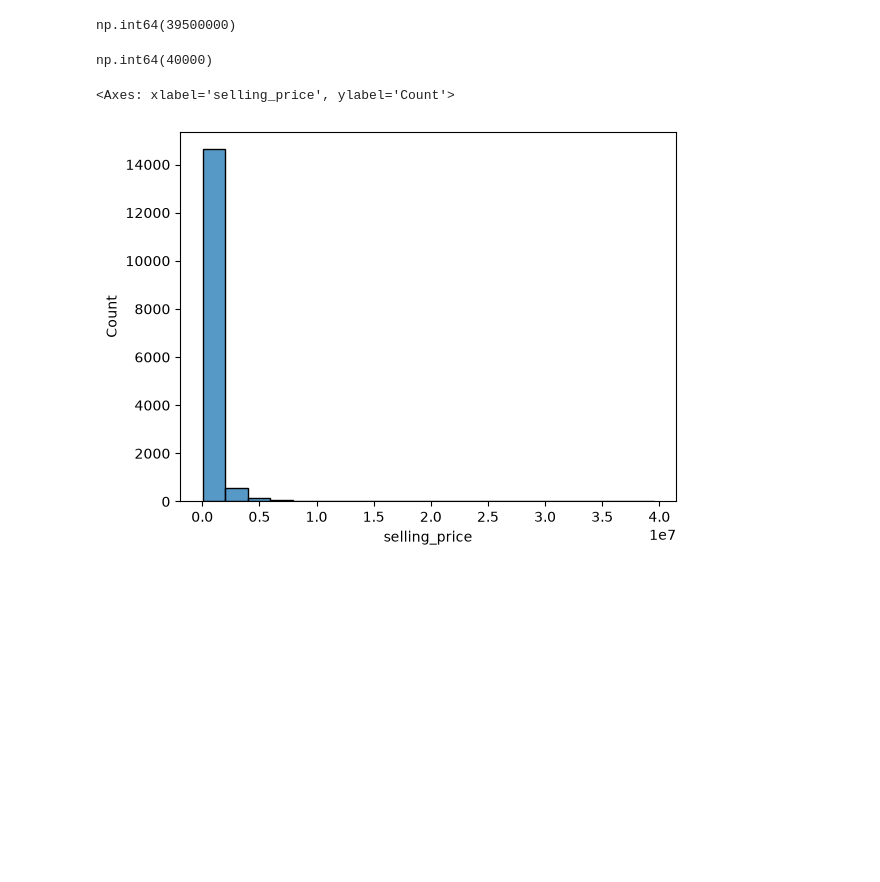
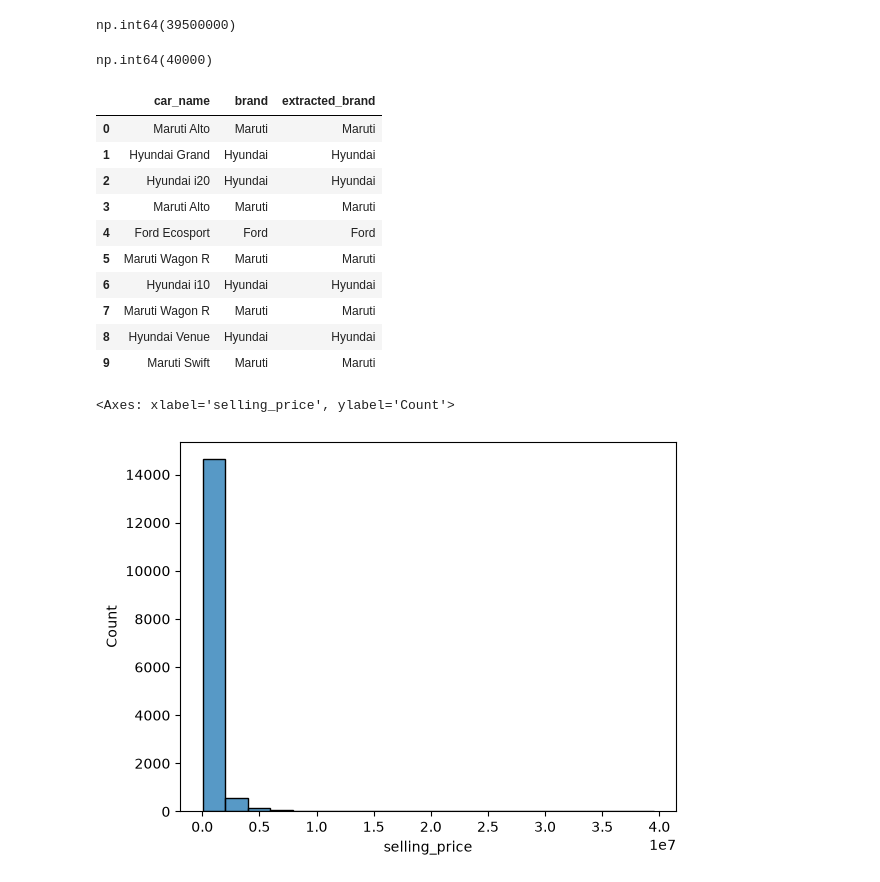
Before and after one commit to Preethika-sparky/OIBSIP, a Jupyter notebook: DataScience-Task3-CarPricePrediction/Notebooks/car_price_prediction.ipynb, the cells around one changed output. Cells and saved outputs as stored; diff of their text form; code cells hidden in the pictures; blank space fills up the shorter version.

```diff
--- a/DataScience-Task3-CarPricePrediction/Notebooks/car_price_prediction.ipynb
+++ b/DataScience-Task3-CarPricePrediction/Notebooks/car_price_prediction.ipynb
@@ -251,6 +308,22 @@ np.int64(39500000)
 df["selling_price"].min()
 # %% [output]
 np.int64(40000)
+# %%
+df["extracted_brand"] = df["car_name"].str.split().str[0]
+
+df[["car_name", "brand", "extracted_brand"]].head(10)
+# %% [output]
+|  | car_name | brand | extracted_brand |
+| 0 | Maruti Alto | Maruti | Maruti |
+| 1 | Hyundai Grand | Hyundai | Hyundai |
+| 2 | Hyundai i20 | Hyundai | Hyundai |
+| 3 | Maruti Alto | Maruti | Maruti |
+| 4 | Ford Ecosport | Ford | Ford |
+| 5 | Maruti Wagon R | Maruti | Maruti |
+| 6 | Hyundai i10 | Hyundai | Hyundai |
+| 7 | Maruti Wagon R | Maruti | Maruti |
+| 8 | Hyundai Venue | Hyundai | Hyundai |
+| 9 | Maruti Swift | Maruti | Maruti |
 # %%
 sns.histplot(df["selling_price"],bins=20)
 # %% [output]
```
Also changed, not shown: parts of 13 cells of this notebook.
